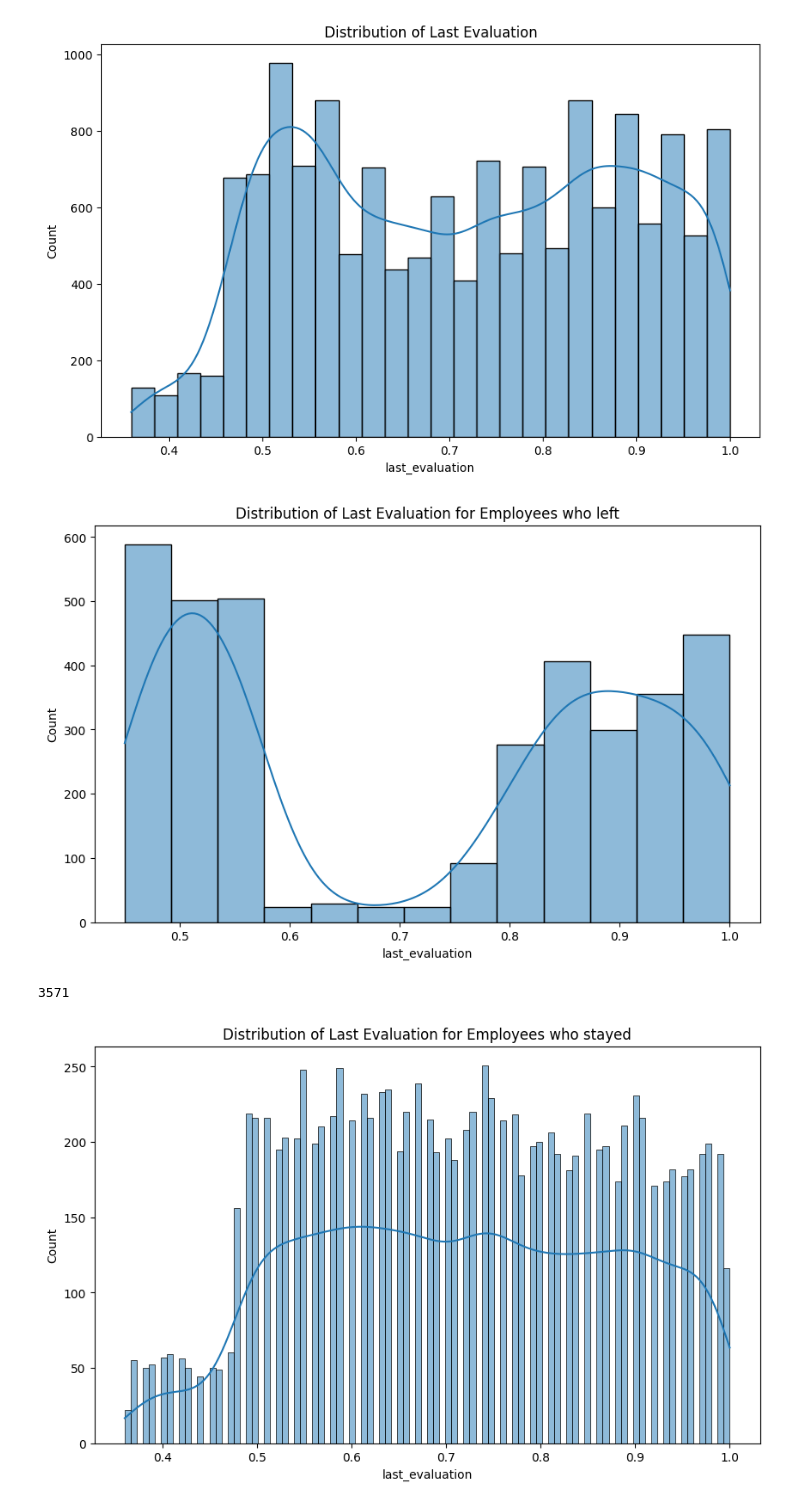
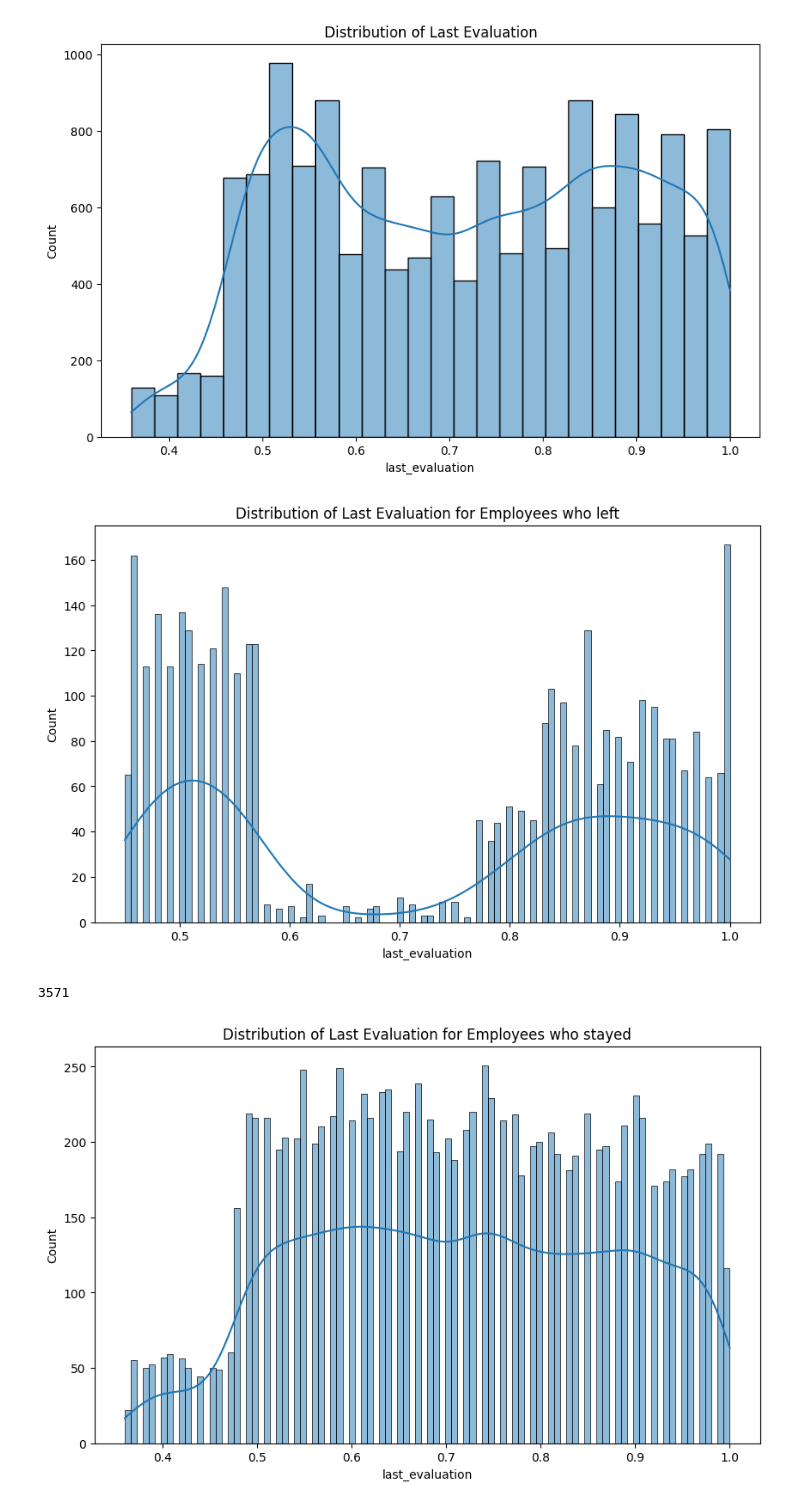
Before and after one commit to OsorioEL/EmployeeTurnover, a Jupyter notebook: EmployeeTurnover.ipynb, the cells around one changed output. Cells and saved outputs as stored; diff of their text form; code cells hidden in the pictures.

Commit message:
Exploration of distributions for people who left mostly

```diff
--- a/EmployeeTurnover.ipynb
+++ b/EmployeeTurnover.ipynb
@@ -162,13 +335,13 @@ plt.show()
 # %%
 # plot how many left company for each last_evaluation score
 plt.figure(figsize=(10,6))
-sns.histplot(df[df['left']==1]['last_evaluation'], kde=True)
+sns.histplot(df[df['left']==1]['last_evaluation'], kde=True, bins=100)
 plt.title('Distribution of Last Evaluation for Employees who left')
 plt.show()
 # print how many employees left company in total
 print(df['left'].sum())
 # %% [output]
-[figure, old version]
+[figure, new version]
 3571
 # %%
 # Plot how many stayed for each last_evaluation score
```
Also changed, not shown: parts of 9 cells of this notebook.
